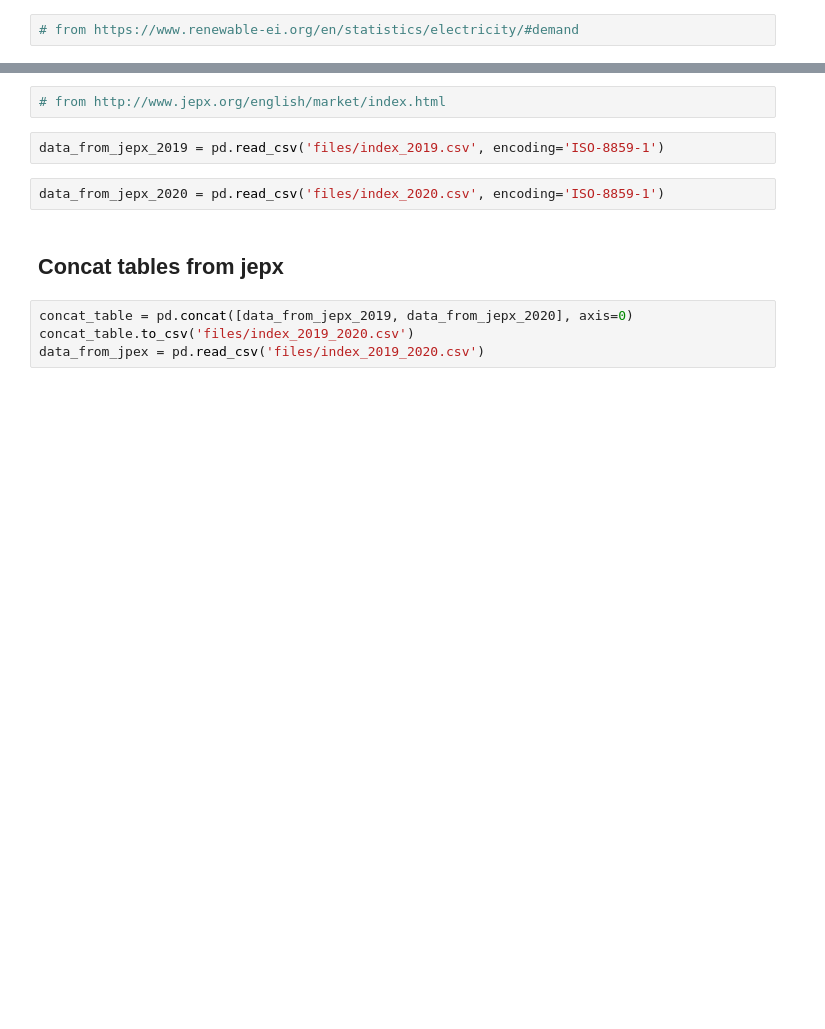
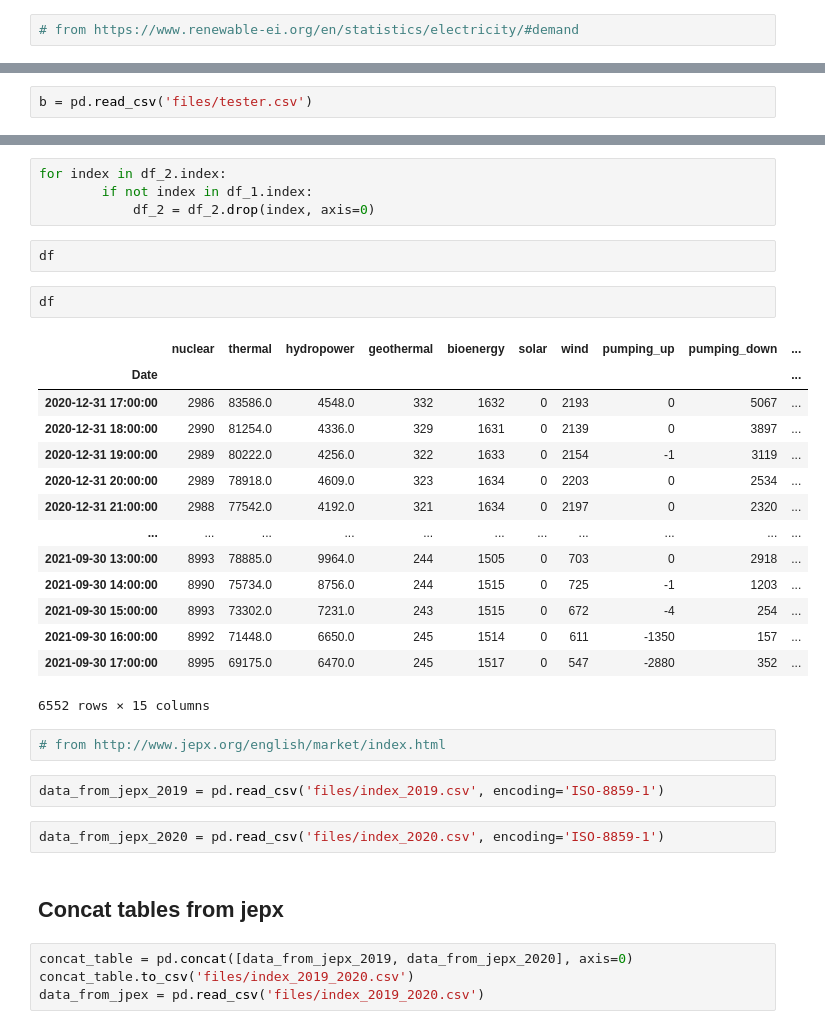
Before and after one commit to Iassirskyi/pandas_case, a Jupyter notebook: Task_2.ipynb, the cells around one changed output, grey strips where cells are left out. Cells and saved outputs as stored; diff of their text form; blank space fills up the shorter version.

```diff
--- a/Task_2.ipynb
+++ b/Task_2.ipynb
@@ -14,0 +69,2 @@ data_from_renewable = pd.read_csv('files/download.csv')
+# %%
+b = pd.read_csv('files/tester.csv')
@@ -15,3 +158,26 @@ data_from_renewable = pd.read_csv('files/download.csv')
+# %%
+for index in df_2.index:
+        if not index in df_1.index:
+            df_2 = df_2.drop(index, axis=0)
+# %%
+df
+# %%
+df
+# %% [output]
+|  | nuclear | thermal | hydropower | geothermal | bioenergy | solar | wind | pumping_up | pumping_down | ... |
+| Date |  |  |  |  |  |  |  |  |  | ... |
+| 2020-12-31 17:00:00 | 2986 | 83586.0 | 4548.0 | 332 | 1632 | 0 | 2193 | 0 | 5067 | ... |
+| 2020-12-31 18:00:00 | 2990 | 81254.0 | 4336.0 | 329 | 1631 | 0 | 2139 | 0 | 3897 | ... |
+| 2020-12-31 19:00:00 | 2989 | 80222.0 | 4256.0 | 322 | 1633 | 0 | 2154 | -1 | 3119 | ... |
+| 2020-12-31 20:00:00 | 2989 | 78918.0 | 4609.0 | 323 | 1634 | 0 | 2203 | 0 | 2534 | ... |
+| 2020-12-31 21:00:00 | 2988 | 77542.0 | 4192.0 | 321 | 1634 | 0 | 2197 | 0 | 2320 | ... |
+| ... | ... | ... | ... | ... | ... | ... | ... | ... | ... | ... |
+| 2021-09-30 13:00:00 | 8993 | 78885.0 | 9964.0 | 244 | 1505 | 0 | 703 | 0 | 2918 | ... |
+| 2021-09-30 14:00:00 | 8990 | 75734.0 | 8756.0 | 244 | 1515 | 0 | 725 | -1 | 1203 | ... |
+| 2021-09-30 15:00:00 | 8993 | 73302.0 | 7231.0 | 243 | 1515 | 0 | 672 | -4 | 254 | ... |
+| 2021-09-30 16:00:00 | 8992 | 71448.0 | 6650.0 | 245 | 1514 | 0 | 611 | -1350 | 157 | ... |
+| 2021-09-30 17:00:00 | 8995 | 69175.0 | 6470.0 | 245 | 1517 | 0 | 547 | -2880 | 352 | ... |
+6552 rows × 15 columns
 # %%
 # from http://www.jepx.org/english/market/index.html
 # %%
```
Also changed, not shown: parts of 36 cells of this notebook, 17 other files.
